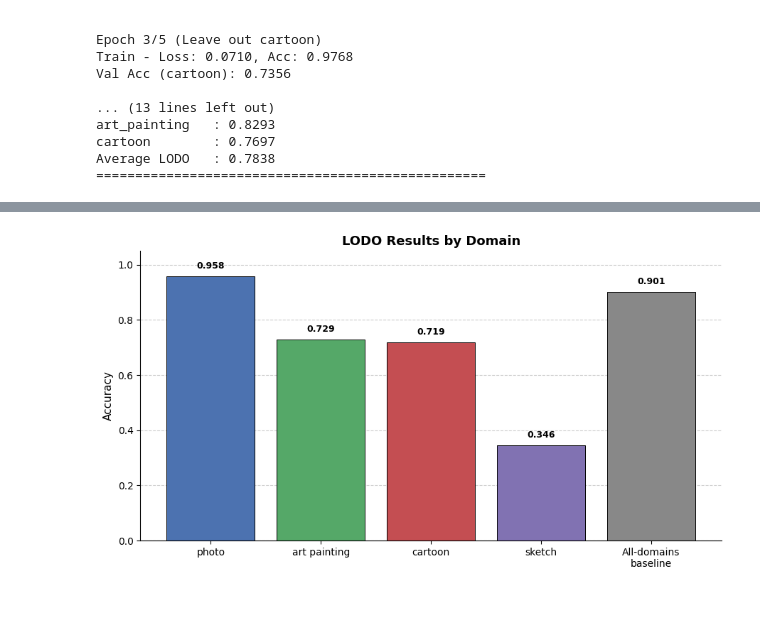
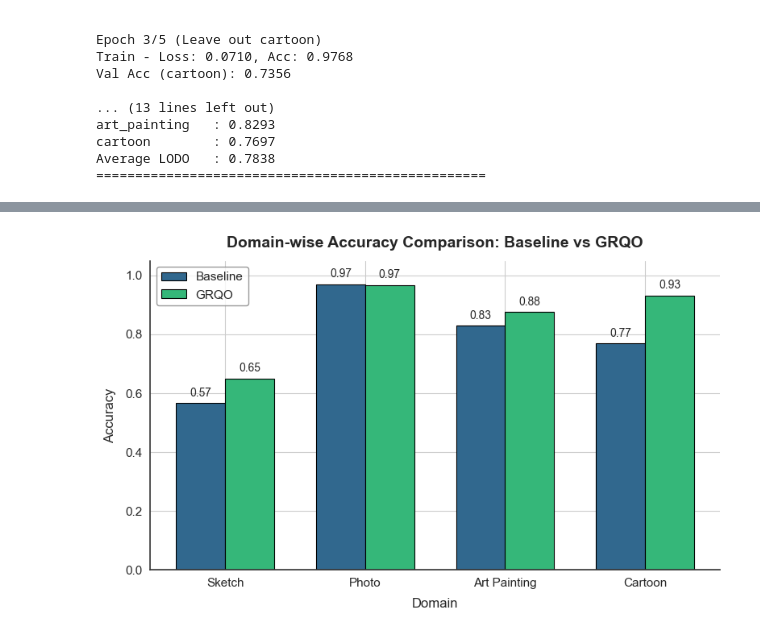
Before and after one commit to ha405/Visual-Reasoning, a Jupyter notebook: Vit-GRQO/Notebooks/vit-tiny.ipynb, the cells around one changed output, grey strips where cells are left out. Drawn from its saved outputs; the diff is of its cells as text; code cells hidden in the pictures; blank space fills up the shorter version.

Commit message:
updated results

```diff
--- a/Vit-GRQO/Notebooks/vit-tiny.ipynb
+++ b/Vit-GRQO/Notebooks/vit-tiny.ipynb
@@ -636,64 +468,66 @@ Average LODO   : 0.7838
 # %%
 import matplotlib.pyplot as plt
+import numpy as np
+import seaborn as sns
+
+# Set a clean aesthetic
+sns.set_style("whitegrid")
+plt.rcParams.update({
+    "font.size": 12,
+    "axes.titlesize": 14,
+    "axes.labelsize": 12,
+    "xtick.labelsize": 11,
+    "ytick.labelsize": 11,
+    "legend.fontsize": 11,
+    "figure.figsize": (8, 5),
+    "axes.edgecolor": "#333333",
+    "axes.linewidth": 1.2
+})
 
 # Data
-results = {
-    "photo": 0.9581,
-    "art_painting": 0.7293,
-    "cartoon": 0.7186,
-    "sketch": 0.3461,
-    "All-domains baseline": 0.9010
-}
+domains = ["Sketch", "Photo", "Art Painting", "Cartoon"]
+baseline = [0.5662, 0.9701, 0.8293, 0.7697]
+grqo = [0.6501, 0.9671, 0.8756, 0.9318]
 
-# Prepare labels & values; wrap long label onto two lines for neatness
-labels = []
-values = []
-for k, v in results.items():
-    if "All-domains" in k:
-        labels.append("All-domains\nbaseline")   # wrap long label
-    else:
-        labels.append(k.replace("_", " "))       # nicer display for underscores
-    values.append(v)
+x = np.arange(len(domains))
+width = 0.35
 
-# Plot
-fig, ax = plt.subplots(figsize=(9, 5))
-x = range(len(labels))
+# Elegant color palette
+colors = sns.color_palette("viridis", 2)
 
-# Draw bars; make baseline visually distinct
-colors = ["#4C72B0", "#55A868", "#C44E52", "#8172B2", "#888888"]
-bars = ax.bar(x, values, color=colors, edgecolor="black", linewidth=0.7)
+fig, ax = plt.subplots()
 
-# Axis and ticks
+# Bars with rounded edges
+bars1 = ax.bar(x - width/2, baseline, width, label='Baseline',
+               color=colors[0], edgecolor='black', linewidth=0.8)
+bars2 = ax.bar(x + width/2, grqo, width, label='GRQO',
+               color=colors[1], edgecolor='black', linewidth=0.8)
+
+# Labels
+ax.set_ylabel('Accuracy', labelpad=8)
+ax.set_xlabel('Domain', labelpad=8)
+ax.set_title('Domain-wise Accuracy Comparison: Baseline vs GRQO', pad=12, fontweight='semibold')
+ax.set_xticks(x)
+ax.set_xticklabels(domains)
 ax.set_ylim(0, 1.05)
-ax.set_ylabel("Accuracy", fontsize=11)
-ax.set_title("LODO Results by Domain", fontsize=13, weight="bold")
-ax.set_xticks(x)
-ax.set_xticklabels(labels, fontsize=10, rotation=0, ha="center")
 
-# Add horizontal grid lines for readability (below bars)
-ax.yaxis.grid(True, linestyle="--", alpha=0.6)
-ax.set_axisbelow(True)
+# Add value labels
+def annotate_bars(bars):
+    for bar in bars:
+        height = bar.get_height()
+        ax.text(bar.get_x() + bar.get_width()/2, height + 0.015,
+                f"{height:.2f}", ha='center', va='bottom', fontsize=10, fontweight='medium')
 
-# Annotate values above bars with consistent alignment
-for bar, val in zip(bars, values):
-    height = bar.get_height()
-    ax.text(
-        bar.get_x() + bar.get_width() / 2,
-        height + 0.02,
-        f"{val:.3f}",
-        ha="center",
-        va="bottom",
-        fontsize=9,
-        fontweight="semibold"
-    )
+annotate_bars(bars1)
+annotate_bars(bars2)
 
-# Tidy up spines
-for spine in ("top", "right"):
-    ax.spines[spine].set_visible(False)
+# Legend styling
+ax.legend(frameon=True, fancybox=True, shadow=False, facecolor='white', edgecolor='gray', loc='upper left')
+
+# Remove unnecessary spines
+sns.despine(left=False, bottom=False)
 
 plt.tight_layout()
-# Save optionally:
-# fig.savefig("lodo_results_bar.png", dpi=300)
 plt.show()
 # %% [output]
-[figure, old version]
+[figure, new version]
```
Also changed, not shown: parts of 5 cells of this notebook, 7 other files.
